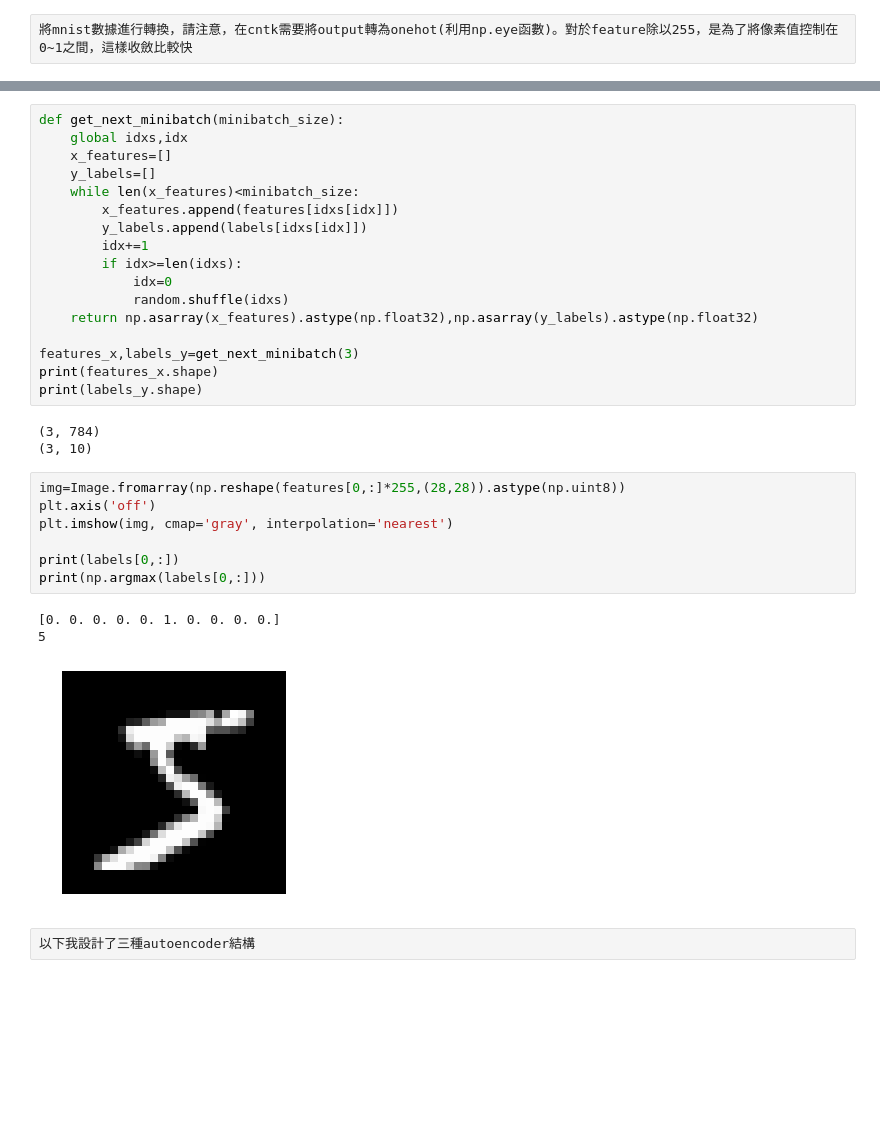
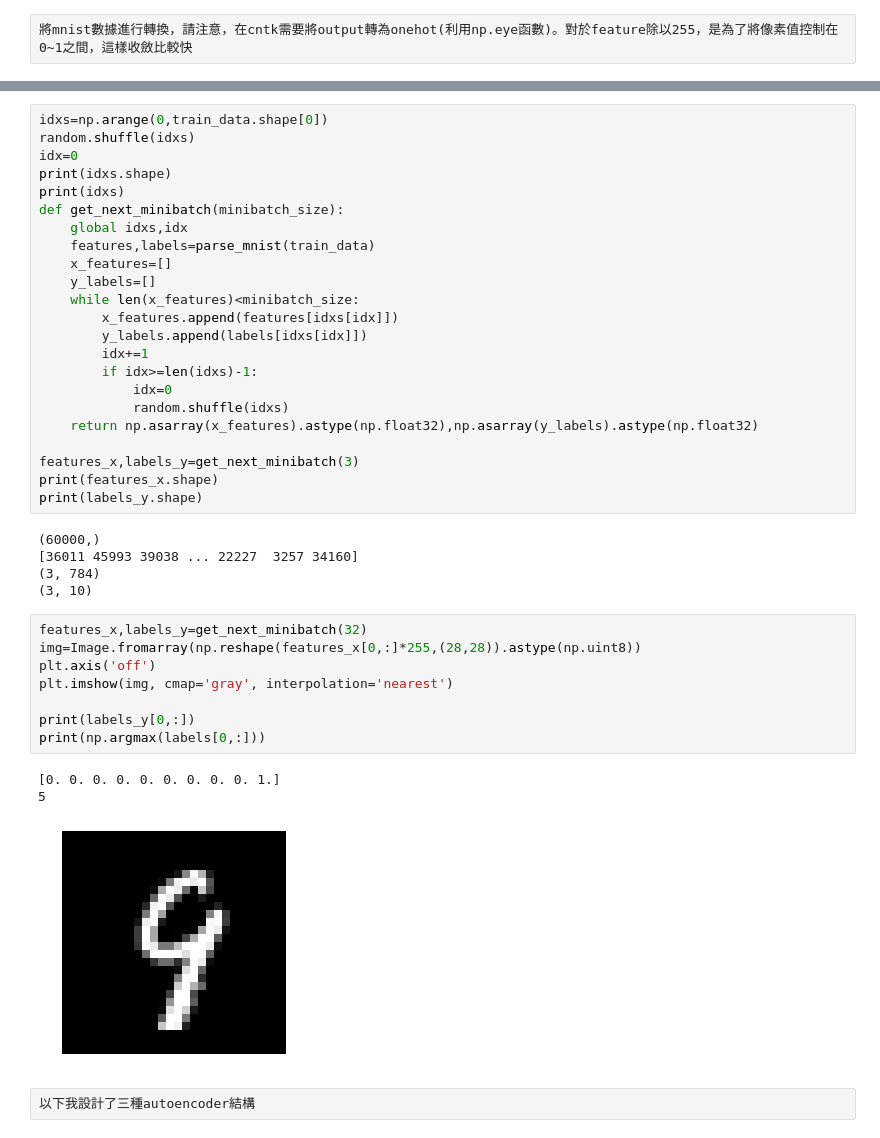
Before and after one commit to AllanYiin/DeepBelief_Course4_Examples, a Jupyter notebook: ex01_自編碼器/autoencoder_cntk.ipynb, the cells around one changed output, grey strips where cells are left out. Saved outputs shown, nothing was run; the diff lists cells and outputs as text; blank space fills up the shorter version.

```diff
--- a/ex01_自編碼器/autoencoder_cntk.ipynb
+++ b/ex01_自編碼器/autoencoder_cntk.ipynb
@@ -76,15 +73,21 @@ print(labels.shape)
 (60000, 784)
 (60000, 10)
 # %%
+idxs=np.arange(0,train_data.shape[0])
+random.shuffle(idxs)
+idx=0
+print(idxs.shape)
+print(idxs)
 def get_next_minibatch(minibatch_size):
     global idxs,idx
+    features,labels=parse_mnist(train_data)
     x_features=[]
     y_labels=[]
     while len(x_features)<minibatch_size:
         x_features.append(features[idxs[idx]])
         y_labels.append(labels[idxs[idx]])
         idx+=1
-        if idx>=len(idxs):
+        if idx>=len(idxs)-1:
             idx=0
             random.shuffle(idxs)
     return np.asarray(x_features).astype(np.float32),np.asarray(y_labels).astype(np.float32)
@@ -93,19 +96,22 @@ features_x,labels_y=get_next_minibatch(3)
 print(features_x.shape)
 print(labels_y.shape)
 # %% [output]
+(60000,)
+[36011 45993 39038 ... 22227  3257 34160]
 (3, 784)
 (3, 10)
 # %%
-img=Image.fromarray(np.reshape(features[0,:]*255,(28,28)).astype(np.uint8))
+features_x,labels_y=get_next_minibatch(32)
+img=Image.fromarray(np.reshape(features_x[0,:]*255,(28,28)).astype(np.uint8))
 plt.axis('off')
 plt.imshow(img, cmap='gray', interpolation='nearest')
 
-print(labels[0,:])
+print(labels_y[0,:])
 print(np.argmax(labels[0,:]))
 # %% [output]
-[0. 0. 0. 0. 0. 1. 0. 0. 0. 0.]
+[0. 0. 0. 0. 0. 0. 0. 0. 0. 1.]
 5
-[figure, old version]
+[figure, new version]
 # %% [raw]
 以下我設計了三種autoencoder結構
 # %%
```
Also changed, not shown: parts of 9 cells of this notebook, 1 other file.
